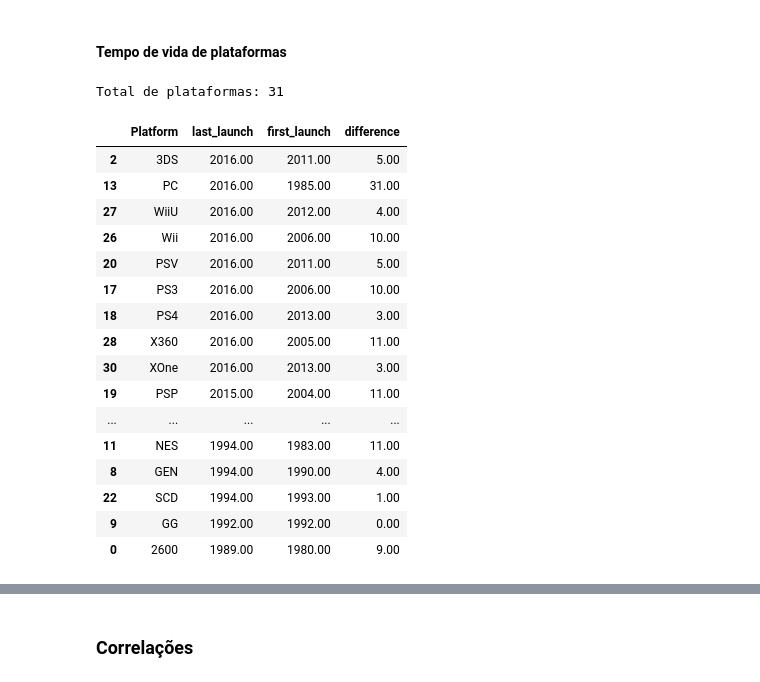
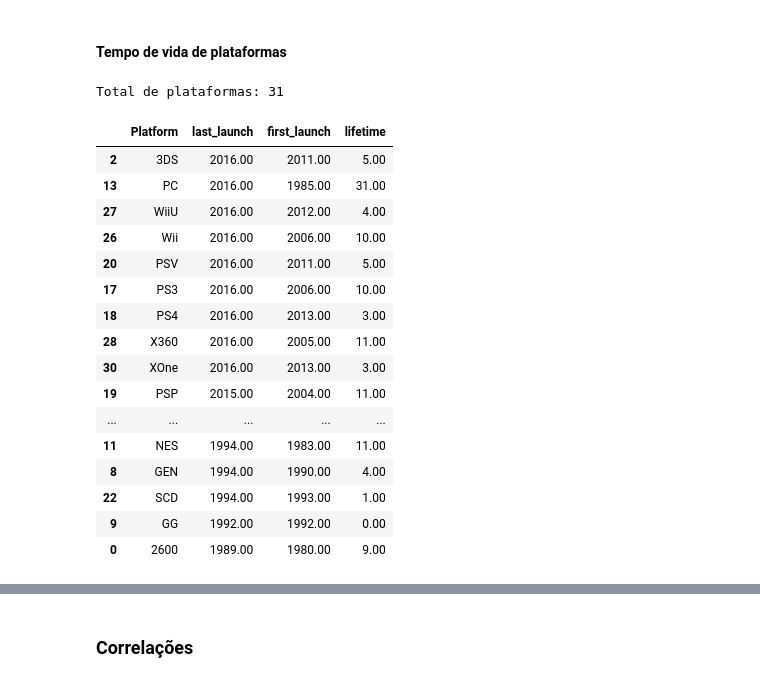
Before and after one commit to rodriguesbrian/tt6_ice_project, a Jupyter notebook: notebook/analysis.ipynb, the cells around one changed output, grey strips where cells are left out. Saved outputs shown, nothing was run; the diff lists cells and outputs as text; code cells hidden in the pictures.

```diff
--- a/notebook/analysis.ipynb
+++ b/notebook/analysis.ipynb
@@ -546,12 +558,12 @@ lifetime = games_raw.dropna(subset='Year_of_Release').groupby('Platform').agg(
 ).reset_index()
 # %%
 # criação coluna diferença de idade
-lifetime['difference'] = lifetime['last_launch'] - lifetime['first_launch']
+lifetime['lifetime'] = lifetime['last_launch'] - lifetime['first_launch']
 print(f'Total de plataformas: {len(lifetime)}')
 lifetime.sort_values('last_launch', ascending=False)
 # %% [output]
 Total de plataformas: 31
-|  | Platform | last_launch | first_launch | difference |
+|  | Platform | last_launch | first_launch | lifetime |
 | 2 | 3DS | 2016.00 | 2011.00 | 5.00 |
 | 13 | PC | 2016.00 | 1985.00 | 31.00 |
 | 27 | WiiU | 2016.00 | 2012.00 | 4.00 |
```
Also changed, not shown: parts of 60 cells of this notebook.
